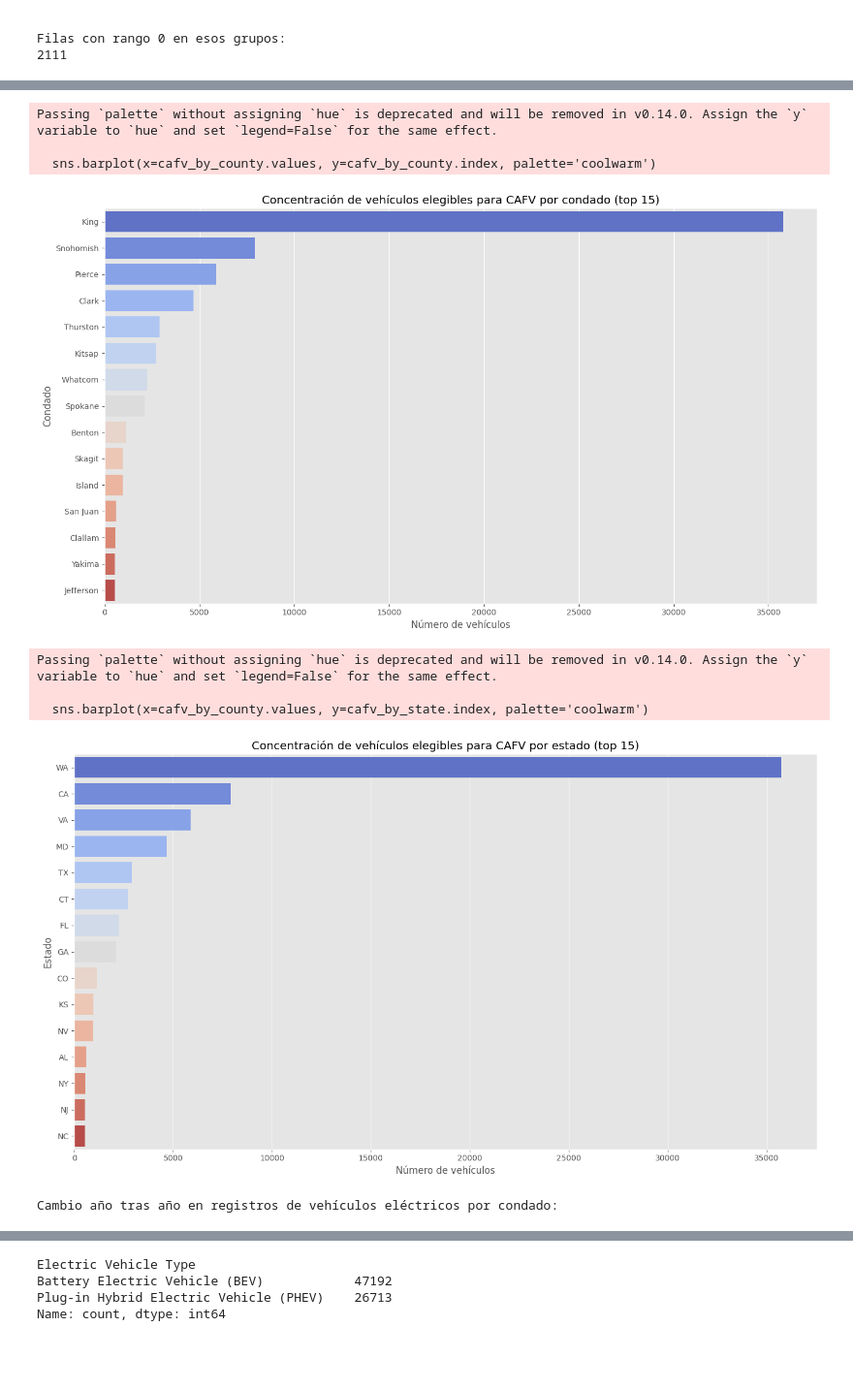
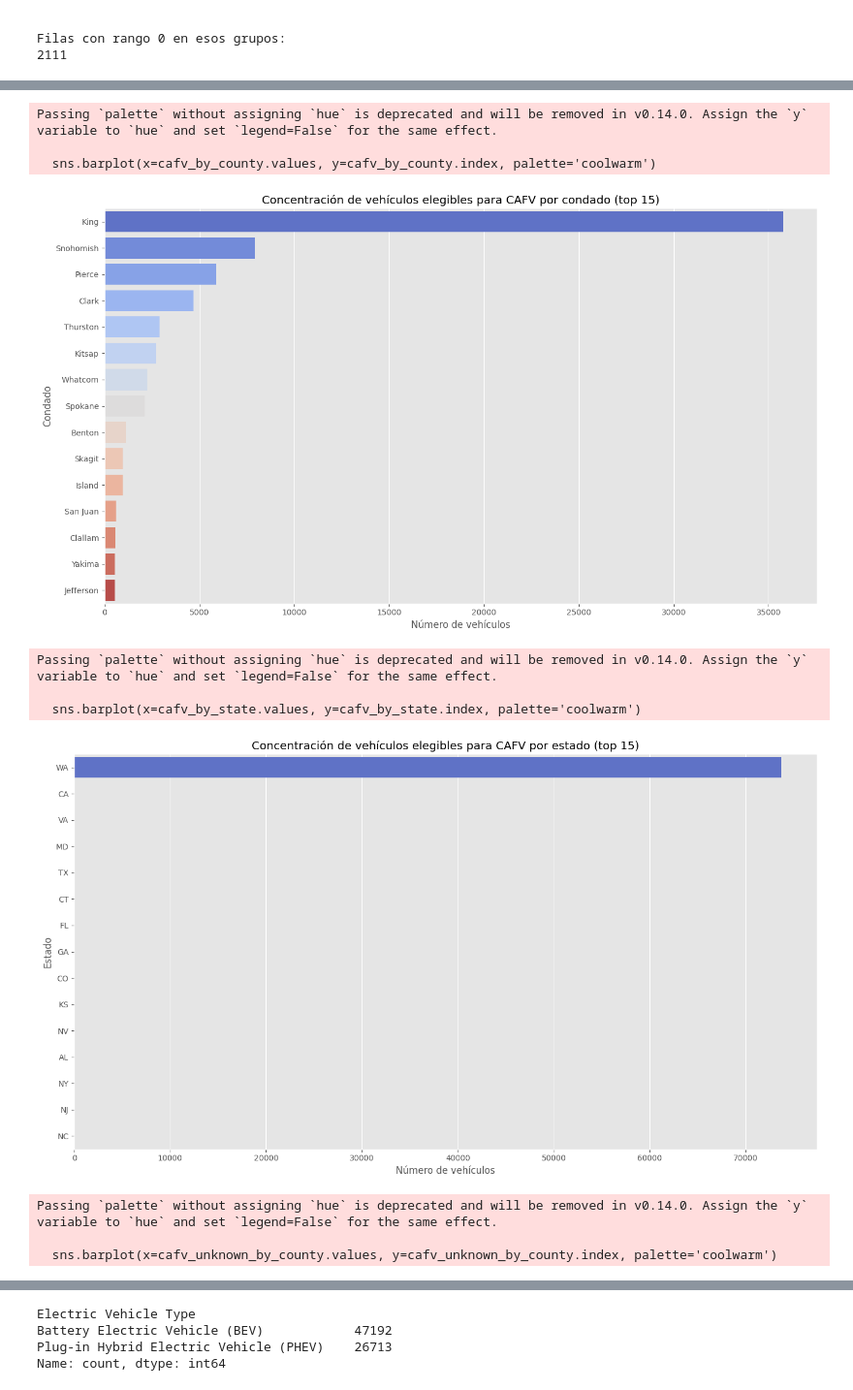
Before and after one commit to fischerguillermo/ev-challenge-project, a Jupyter notebook: notebooks/exploratory_analysis.ipynb, the cells around one changed output, grey strips where cells are left out. Shown at 97% size. Saved outputs shown, nothing was run; the diff lists cells and outputs as text; code cells hidden in the pictures; blank space fills up the shorter version.

```diff
--- a/notebooks/exploratory_analysis.ipynb
+++ b/notebooks/exploratory_analysis.ipynb
@@ -140,3 +140,6 @@ Electric Utility: 76 valores únicos
 --------------------------------------------------
 2020 Census Tract: 2224 valores únicos
 --------------------------------------------------
+# %%
+df.columns = df.columns.str.lower().str.replace(' ', '_').str.replace('-', '_').str.replace('(', '').str.replace(')', '')
+df.columns
@@ -439,8 +490,30 @@ plt.tight_layout()
 plt.show()
 
 plt.figure(figsize=(14, 8))
-sns.barplot(x=cafv_by_county.values, y=cafv_by_state.index, palette='coolwarm')
+sns.barplot(x=cafv_by_state.values, y=cafv_by_state.index, palette='coolwarm')
 plt.title('Concentración de vehículos elegibles para CAFV por estado (top 15)')
+plt.xlabel('Número de vehículos')
+plt.ylabel('Estado')
+plt.tight_layout()
+plt.show()
+
+# 3-2. ¿Dónde se concentran geográficamente los vehículos elegibles desconocido para CAFV?
+cafv_unknown = df[df['Clean Alternative Fuel Vehicle (CAFV) Eligibility'] == 'Eligibility unknown as battery range has not been researched']
+cafv_unknown_by_county = cafv_unknown['County'].value_counts().head(15)
+cafv_unknown_by_state = cafv_unknown['State'].value_counts().head(15)
+
+
+plt.figure(figsize=(14, 8))
+sns.barplot(x=cafv_unknown_by_county.values, y=cafv_unknown_by_county.index, palette='coolwarm')
+plt.title('Concentración de vehículos elegibles: desconocido, para CAFV por condado (top 15)')
+plt.xlabel('Número de vehículos')
+plt.ylabel('Condado')
+plt.tight_layout()
+plt.show()
+
+plt.figure(figsize=(14, 8))
+sns.barplot(x=cafv_unknown_by_state.values, y=cafv_unknown_by_state.index, palette='coolwarm')
+plt.title('Concentración de vehículos elegibles: desconocido, para CAFV por estado (top 15)')
 plt.xlabel('Número de vehículos')
 plt.ylabel('Estado')
 plt.tight_layout()
@@ -491,33 +564,35 @@ if 'Make' in df.columns:
     plt.title('Top 10 fabricantes de vehículos eléctricos')
     plt.xlabel('Número de vehículos')
     plt.ylabel('Fabricante')
     plt.tight_layout()
     plt.show()
 
 # Relación entre año del modelo y tipo de vehículo eléctrico
 if 'Model Year' in df.columns and 'Electric Vehicle Type' in df.columns:
     plt.figure(figsize=(16, 8))
     ev_type_by_year = pd.crosstab(df['Model Year'], df['Electric Vehicle Type'])
     ev_type_by_year.plot(kind='bar', stacked=True)
     plt.title('Tipos de vehículos eléctricos por año del modelo')
     plt.xlabel('Año del modelo')
     plt.ylabel('Número de vehículos')
     plt.legend(title='Tipo de vehículo eléctrico')
     plt.xticks(rotation=45)
     plt.tight_layout()
     plt.show()
 # %% [output]
 [figure]
 Passing `palette` without assigning `hue` is deprecated and will be removed in v0.14.0. Assign the `y` variable to `hue` and set `legend=False` for the same effect.
 
   sns.barplot(x=top_models.values, y=top_models.index, palette='viridis')
 [figure]
 Passing `palette` without assigning `hue` is deprecated and will be removed in v0.14.0. Assign the `y` variable to `hue` and set `legend=False` for the same effect.
 
   sns.barplot(x=cafv_by_county.values, y=cafv_by_county.index, palette='coolwarm')
 [figure]
 Passing `palette` without assigning `hue` is deprecated and will be removed in v0.14.0. Assign the `y` variable to `hue` and set `legend=False` for the same effect.
 
-  sns.barplot(x=cafv_by_county.values, y=cafv_by_state.index, palette='coolwarm')
+  sns.barplot(x=cafv_by_state.values, y=cafv_by_state.index, palette='coolwarm')
-[figure, old version]
+[figure, new version]
-Cambio año tras año en registros de vehículos eléctricos por condado:
+Passing `palette` without assigning `hue` is deprecated and will be removed in v0.14.0. Assign the `y` variable to `hue` and set `legend=False` for the same effect.
+
+  sns.barplot(x=cafv_unknown_by_county.values, y=cafv_unknown_by_county.index, palette='coolwarm')
```
Also changed, not shown: parts of 5 cells of this notebook, 8 other files.
